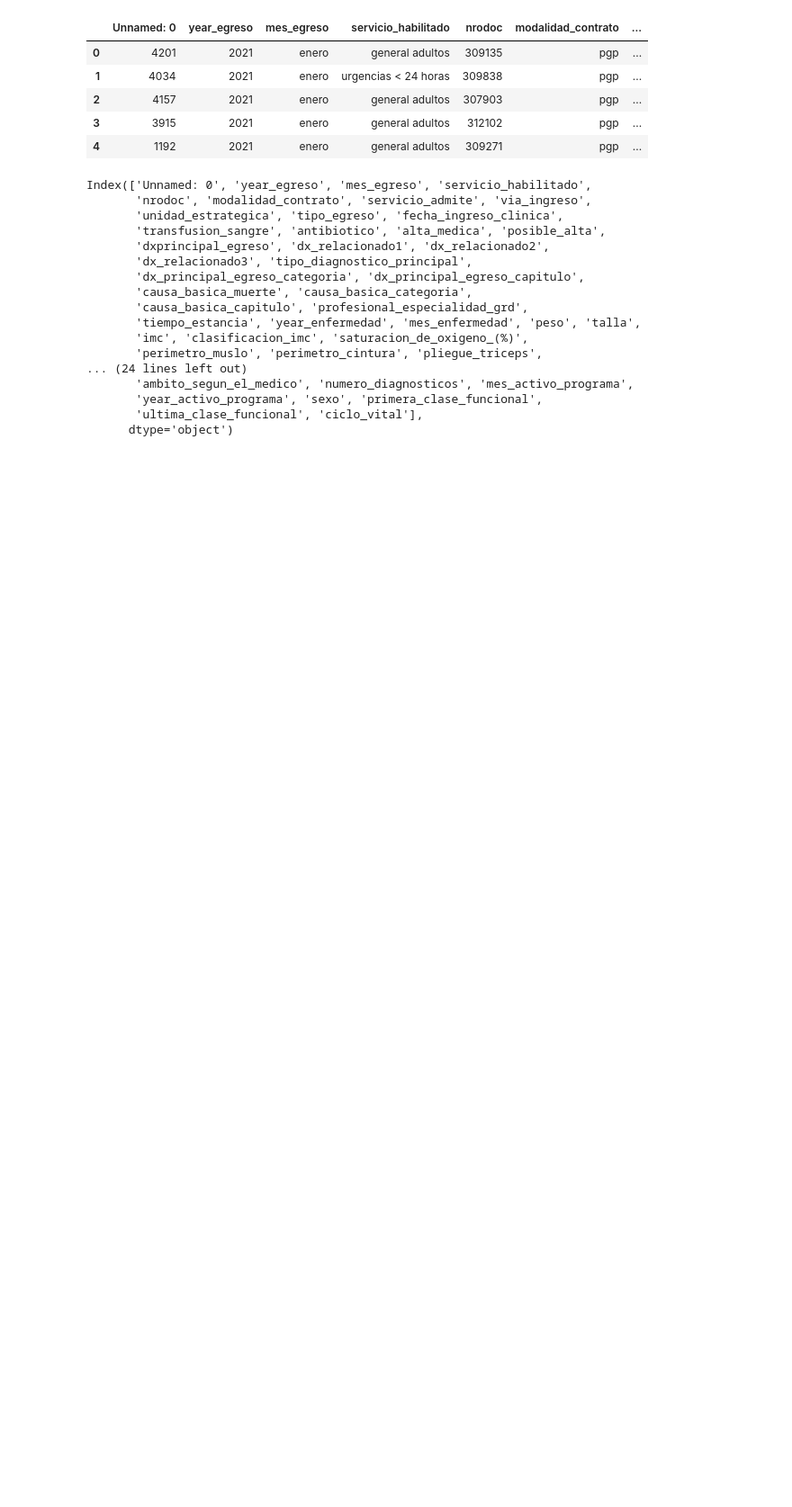
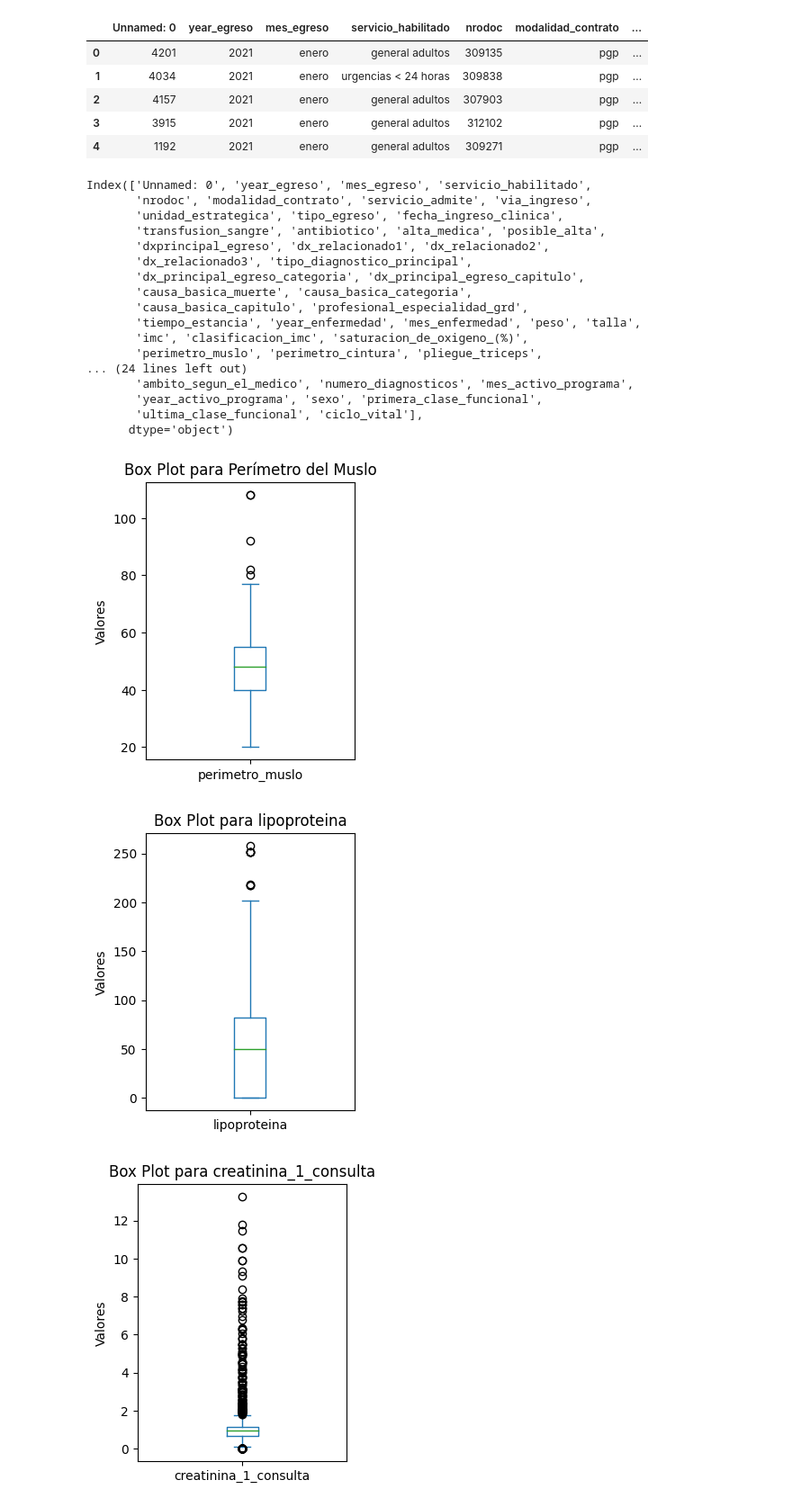
Before and after one commit to danielmancovidales/Aplicaciones-en-salud, a Jupyter notebook: analisis_exploratorio.ipynb, the cells around one changed output. Shown: that part at 90% size. Cells and saved outputs as stored; diff of their text form; code cells hidden in the pictures; blank space fills up the shorter version.

Commit message:
box plot para identificar datos atipicos

```diff
--- a/analisis_exploratorio.ipynb
+++ b/analisis_exploratorio.ipynb
@@ -46,3 +46,65 @@ Index(['Unnamed: 0', 'year_egreso', 'mes_egreso', 'servicio_habilitado',
        'year_activo_programa', 'sexo', 'primera_clase_funcional',
        'ultima_clase_funcional', 'ciclo_vital'],
       dtype='object')
+# %%
+# Gráficos de BOX-PLOT para algunas variables numéricas (Con datos atipicos)
+
+df_filtrado['perimetro_muslo'].plot.box(figsize=(3, 4))
+plt.title('Box Plot para Perímetro del Muslo')
+plt.ylabel('Valores')
+plt.show()
+
+df_filtrado['lipoproteina' ].plot.box(figsize=(3, 4))
+plt.title('Box Plot para lipoproteina')
+plt.ylabel('Valores')
+plt.show()
+
+df_filtrado['creatinina_1_consulta' ].plot.box(figsize=(3, 4))
+plt.title('Box Plot para creatinina_1_consulta')
+plt.ylabel('Valores')
+plt.show()
+
+df_filtrado['hormona_estimulante_de_la_tiroides_(tsh)' ].plot.box(figsize=(3, 4))
+plt.title('Box Plot para tsh')
+plt.ylabel('Valores')
+plt.show()
+
+df_filtrado['tiempo_en_segundos_(apoyo_monopodal)' ].plot.box(figsize=(3, 4))
+plt.title('Box Plot para tiempo_en_segundos_apoyo_monopodal')
+plt.ylabel('Valores')
+plt.show()
+
+df_filtrado['colesterol_total' ].plot.box(figsize=(3, 4))
+plt.title('Box Plot para colesterol_total')
+plt.ylabel('Valores')
+plt.show()
+
+df_filtrado['tasa_de_filtracion_glomerular_tfg2' ].plot.box(figsize=(3, 4))
+plt.title('Box Plot para tasa_de_filtracion_glomerular_tfg2')
+plt.ylabel('Valores')
+plt.show()
+
+df_filtrado['meses_de_diferencia_entre_tfg' ].plot.box(figsize=(3, 4))
+plt.title('Box Plot para meses_de_diferencia_entre_tfg')
+plt.ylabel('Valores')
+plt.show()
+
+df_filtrado['cambio_de_tfg' ].plot.box(figsize=(3, 4))
+plt.title('Box Plot para cambio_de_tfg')
+plt.ylabel('Valores')
+plt.show()
+
+
+df_filtrado['saturacion_de_oxigeno_(%)' ].plot.box(figsize=(3, 4))
+plt.title('Box Plot para saturacion_de_oxigeno_(%)')
+plt.ylabel('Valores')
+plt.show()
+
+df_filtrado['imc' ].plot.box(figsize=(3, 4))
+plt.title('Box Plot para imc')
+plt.ylabel('Valores')
+plt.show()
+# %% [output]
+[figure, added]
+[figure, added]
+[figure, added]
```
Also changed, not shown: parts of 5 cells of this notebook.
